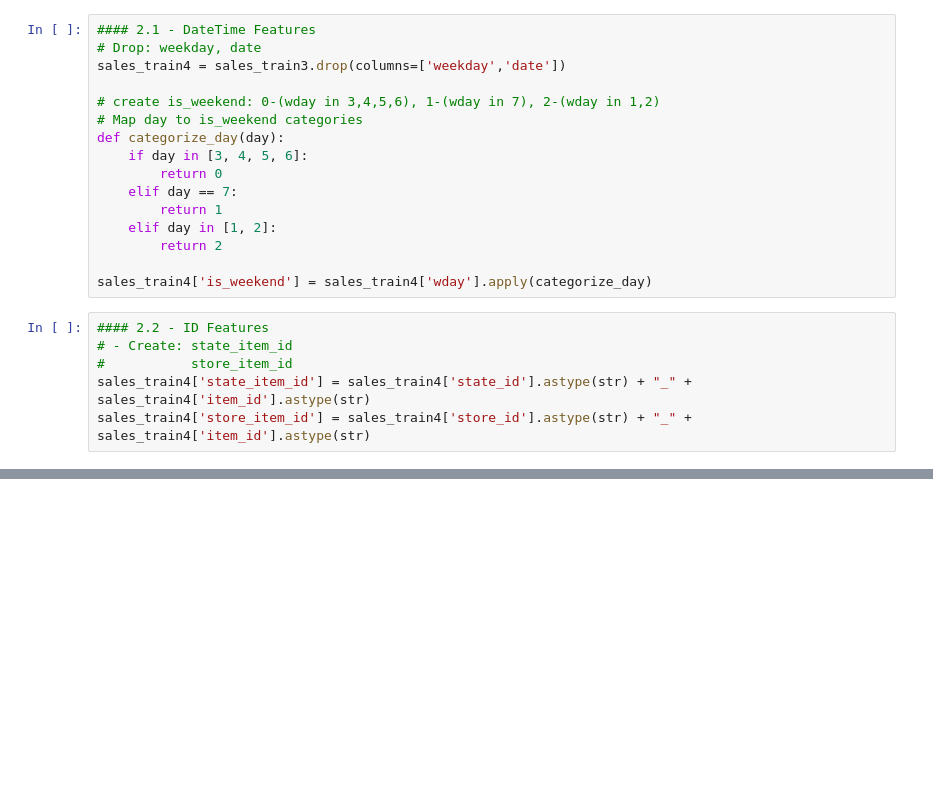
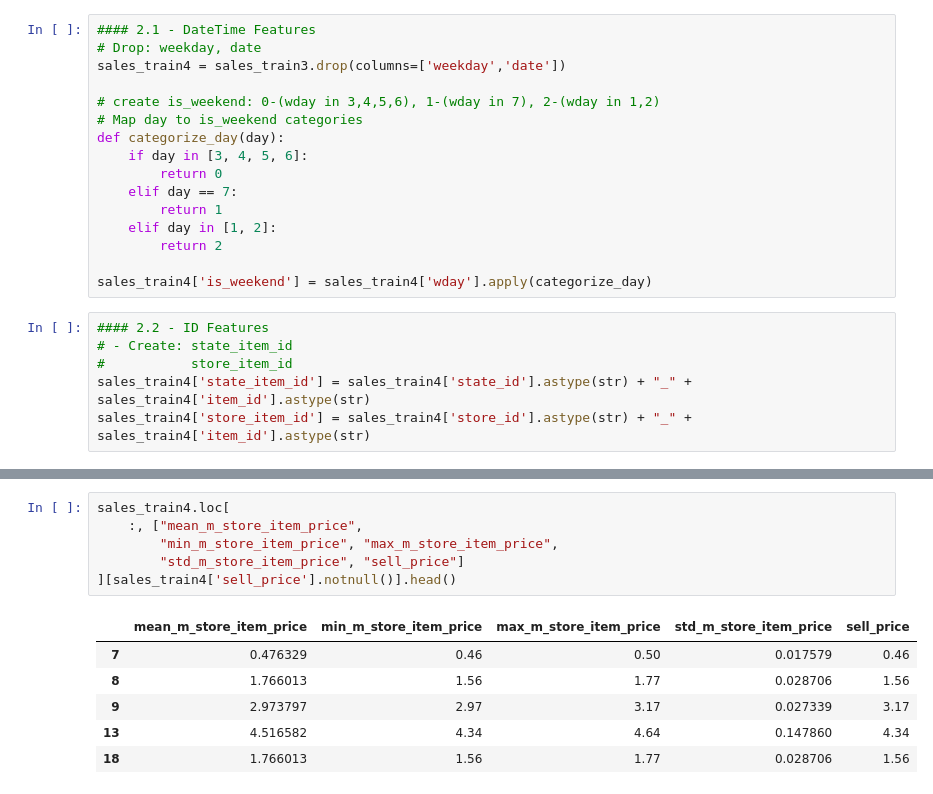
Before and after one commit to ionahu08/M5Forecasting_Accuracy, a Jupyter notebook: code/project_M5V2.ipynb, the cells around one changed output, grey strips where cells are left out. Drawn from its saved outputs; the diff is of its cells as text; blank space fills up the shorter version.

```diff
--- a/code/project_M5V2.ipynb
+++ b/code/project_M5V2.ipynb
@@ -589,0 +722,13 @@ sales_train4.head().T
+# %%
+sales_train4.loc[
+    :, ["mean_m_store_item_price",
+        "min_m_store_item_price", "max_m_store_item_price",
+        "std_m_store_item_price", "sell_price"]
+][sales_train4['sell_price'].notnull()].head()
+# %% [output]
+|  | mean_m_store_item_price | min_m_store_item_price | max_m_store_item_price | std_m_store_item_price | sell_price |
+| 7 | 0.476329 | 0.46 | 0.50 | 0.017579 | 0.46 |
+| 8 | 1.766013 | 1.56 | 1.77 | 0.028706 | 1.56 |
+| 9 | 2.973797 | 2.97 | 3.17 | 0.027339 | 3.17 |
+| 13 | 4.516582 | 4.34 | 4.64 | 0.147860 | 4.34 |
+| 18 | 1.766013 | 1.56 | 1.77 | 0.028706 | 1.56 |
```
Also changed, not shown: parts of 5 cells of this notebook.
